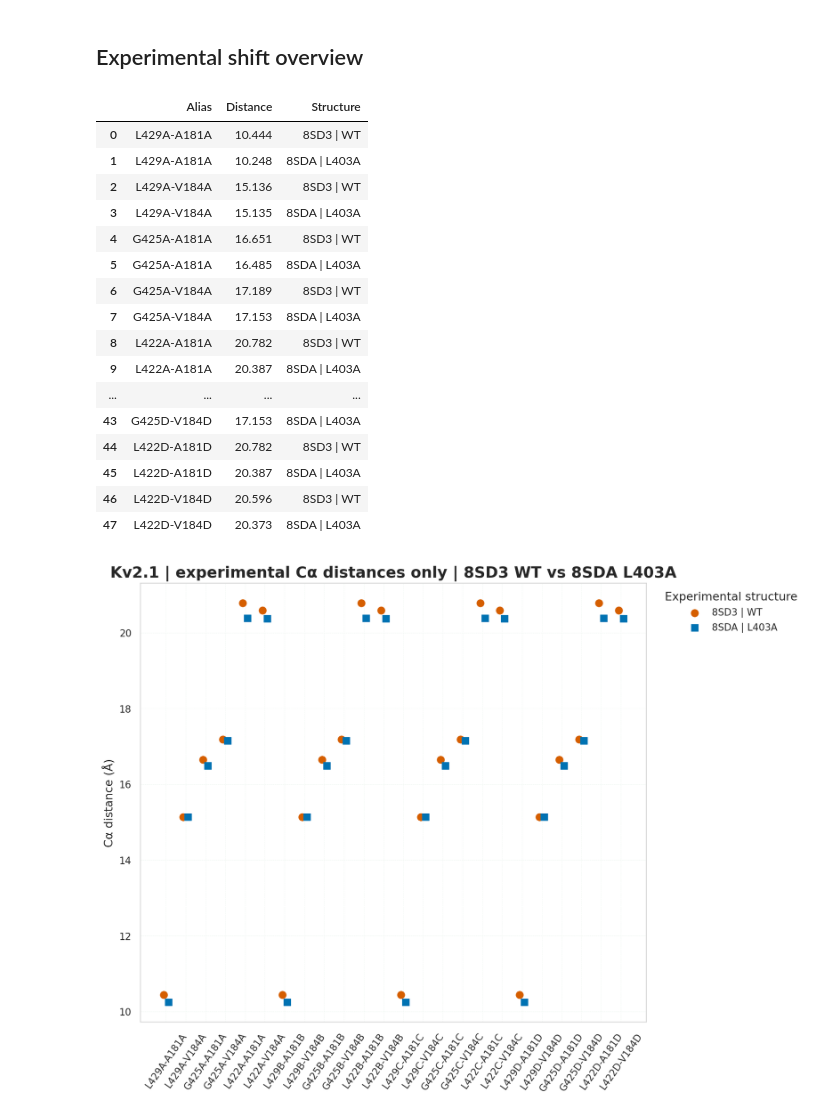
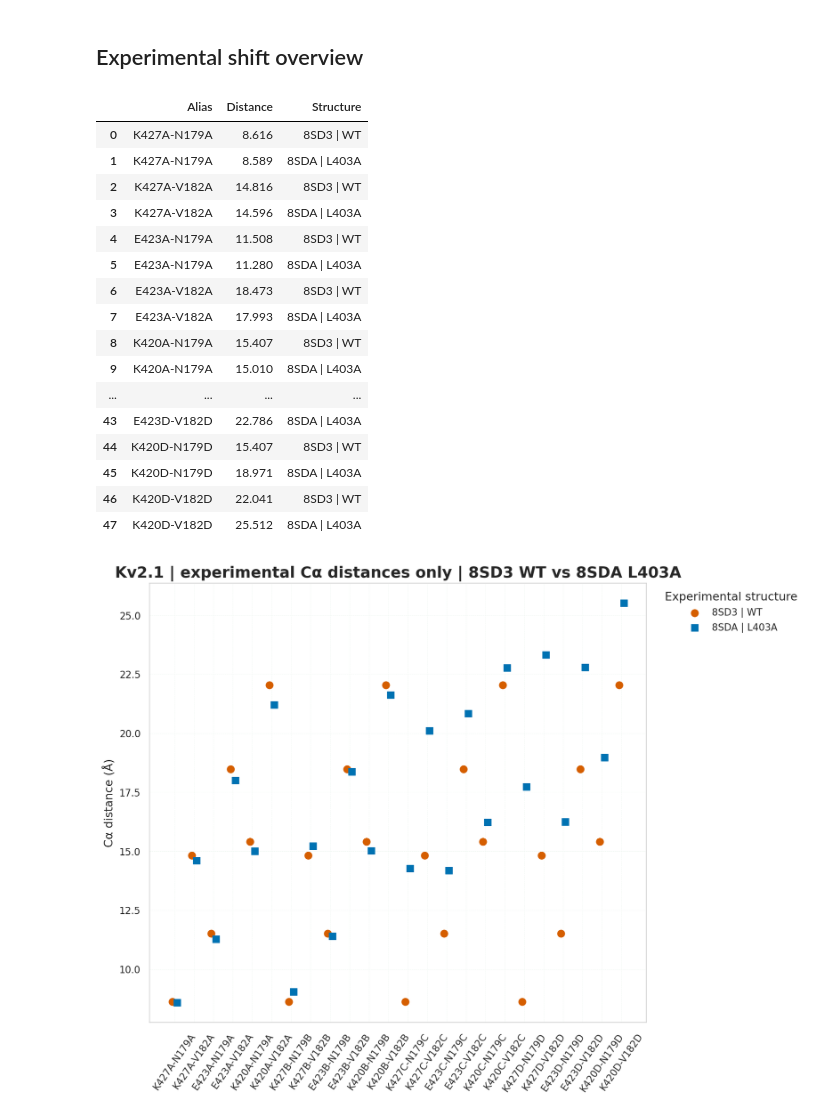
Before and after one commit to adrishg/vgci_mutants, a Jupyter notebook: kv21/Kv21_L403A_mutationSite_analysis.ipynb, the cells around one changed output. Cells and saved outputs as stored; diff of their text form; code cells hidden in the pictures.

```diff
--- a/kv21/Kv21_L403A_mutationSite_analysis.ipynb
+++ b/kv21/Kv21_L403A_mutationSite_analysis.ipynb
@@ -80,19 +81,20 @@ Text(0.5, 1.0, 'Kv2.1 | 8SD3 WT vs 8SDA L403A | experimental shifts')
 # %% [markdown]
 ## Four-chain neighborhood shift analysis
 # %%
-## Four-chain helix/interdomain distances
-# Explicitly include the available 422/425/429–181/184 and 411/414 neighborhood pairs.
+## Four-subunit pore–voltage-sensor interface distances
+# These are same-subunit contacts from the intracellular pore/S6-side K427, E423, and K420
+# to voltage-sensor-side N179 and V182, repeated across chains A–D.
 residue_pairs = [("LYS429","ASN181"),("LYS429","VAL184"),("GLU425","ASN181"),("GLU425","VAL184"),("LYS422","ASN181"),("LYS422","VAL184"),("VAL411","VAL400"),("VAL411","ILE403"),("VAL411","ALA404"),("VAL411","LEU405"),("VAL411","PRO408"),("VAL411","ILE409"),("PHE414","LEU401"),("PHE414","ILE409"),("PHE414","TYR418")]
+one_letter = {'LYS':'K', 'ASN':'N', 'VAL':'V', 'GLU':'E', 'ILE':'I', 'ALA':'A', 'LEU':'L', 'PRO':'P', 'PHE':'F', 'TYR':'Y'}
 chain_aliases={}
 for chain in "ABCD":
     for r1,r2 in residue_pairs:
         n1=int(''.join(x for x in r1[1:] if x.isdigit()))-2; n2=int(''.join(x for x in r2[1:] if x.isdigit()))-2
-        label=f"{r1[0]}{n1}{chain}-{r2[0]}{n2}{chain}"
+        label=f"{one_letter[r1[:3]]}{n1}{chain}-{one_letter[r2[:3]]}{n2}{chain}"
         col=f"CA_CA_{chain}_{r1}_CA-{chain}_{r2}_CA"
         chain_aliases[label]=col
 chain_aliases={a:c for a,c in chain_aliases.items() if all(c in df.columns for df in (df_wt_masked,df_l403a_masked,df_wt_vanilla,df_l403a_vanilla))}
-print(f"Four-chain neighborhood distances available: {len(chain_aliases)}")
+print(f"Four-subunit pore–VSD interface distances available: {len(chain_aliases)}")
 print(list(chain_aliases))
-plot_transparent_overlay(df_wt_masked, df_l403a_masked, chain_aliases, "L403A", "masked", "four-chain helix/interdomain neighborhood", alpha=.38)
-plot_transparent_overlay(df_wt_vanilla, df_l403a_vanilla, chain_aliases, "L403A", "vanilla", "four-chain helix/interdomain neighborhood", alpha=.38)
+print('Pore–VSD distributions are plotted below only after the experimental overlays are available.')
 # %% [output]
@@ -227,6 +205,12 @@ EXPERIMENTAL_NEIGHBORHOOD_CORRECTED = {
     'V411D-P408D': {"8SD3_WT": [4.918], "8SDA_L403A": [4.905]},
     'V411D-V400D': {"8SD3_WT": [16.502], "8SDA_L403A": [17.528]},
 }
-print("Corrected experimental aliases retained:", len(EXPERIMENTAL_NEIGHBORHOOD_CORRECTED))
-print("Omitted aliases are those lacking both confirmed residue mapping and both PDB Cα atoms.")
+# Rebuild the plotting dictionary from coordinates using the current experimental-numbered aliases.
+# This prevents stale model-numbered labels from silently dropping every experimental marker.
+EXPERIMENTAL_NEIGHBORHOOD_CORRECTED = {
+    alias: {'8SD3_WT': exp_all_wt[alias], '8SDA_L403A': exp_all_l403a[alias]}
+    for alias in chain_aliases if alias in exp_all_wt and alias in exp_all_l403a
+}
+print("Coordinate-matched experimental aliases retained:", len(EXPERIMENTAL_NEIGHBORHOOD_CORRECTED))
+print("Omitted aliases lack a resolved Cα atom in at least one experimental structure.")
 # %% [output]
@@ -299,33 +306,50 @@ ax.axvline(0,color="#444444",linewidth=.8); ax.set_xlabel("Masked ensemble shift
 # %%
 ## Experimental-only audit panel
 _exp_rows=[]
 for alias in chain_aliases:
-    key=next((k for k in EXPERIMENTAL_NEIGHBORHOOD_CORRECTED if __import__("re").findall(r"\d+",k)==__import__("re").findall(r"\d+",alias)),None)
+    key=alias if alias in EXPERIMENTAL_NEIGHBORHOOD_CORRECTED else None
     if key: _exp_rows += [{"Alias":alias,"Distance":EXPERIMENTAL_NEIGHBORHOOD_CORRECTED[key]["8SD3_WT"][0],"Structure":"8SD3 | WT"},{"Alias":alias,"Distance":EXPERIMENTAL_NEIGHBORHOOD_CORRECTED[key]["8SDA_L403A"][0],"Structure":"8SDA | L403A"}]
-_exp_df=pd.DataFrame(_exp_rows); display(_exp_df)
+_exp_df=pd.DataFrame(_exp_rows, columns=['Alias','Distance','Structure']); display(_exp_df)
+if _exp_df.empty:
+    raise ValueError('No experimental aliases matched. Rerun the coordinate-calculation and experimental-dictionary cells above.')
 fig,ax=plt.subplots(figsize=(10.5,8))
 for i, alias in enumerate(chain_aliases):
     part=_exp_df[_exp_df['Alias'].eq(alias)]
     for offset,structure,color,marker in [(-.12,'8SD3 | WT','#D55E00','o'),(.12,'8SDA | L403A','#0072B2','s')]:
         values=part.loc[part['Structure'].eq(structure),'Distance']
         ax.scatter([i+offset]*len(values),values,color=color,marker=marker,s=58,label=structure if i==0 else None)
 ax.set_xticks(range(len(chain_aliases)),list(chain_aliases),rotation=55); ax.set_title("Kv2.1 | experimental Cα distances only | 8SD3 WT vs 8SDA L403A"); ax.set_ylabel('Cα distance (Å)'); ax.legend(title="Experimental structure",bbox_to_anchor=(1.02,1),loc="upper left"); fig.tight_layout(); plt.show()
+
+## Contacts altered by L403A (model/CSV L405A)
+from shared.mutation_contact_analysis import plot_mutation_contacts, plot_selected_contact_distributions
+l403a_contact_table, _ = plot_mutation_contacts(
+    {'vanilla': (df_wt_vanilla, df_l403a_vanilla), 'masked': (df_wt_masked, df_l403a_masked)},
+    'LEU405A', 'ALA405A', 'L403A',
+    {'vanilla': KV21_PALETTE['L403A_VAN'], 'masked': KV21_PALETTE['L403A_HM']}, channel='Kv2.1',
+)
+display(l403a_contact_table.head(15).round(3))
+l403a_top_partners = list(dict.fromkeys(l403a_contact_table['Partner']))[:3]
+plot_selected_contact_distributions(
+    {'vanilla': (df_wt_vanilla, df_l403a_vanilla), 'masked': (df_wt_masked, df_l403a_masked)},
+    'LEU405A', 'ALA405A', 'L403A', l403a_top_partners,
+    {'vanilla': (KV21_PALETTE['WT_VAN'], KV21_PALETTE['L403A_VAN']), 'masked': (KV21_PALETTE['WT_HM'], KV21_PALETTE['L403A_HM'])}, channel='Kv2.1',
+)
 # %% [output]
 |  | Alias | Distance | Structure |
-| 0 | L429A-A181A | 10.444 | 8SD3 | WT |
-| 1 | L429A-A181A | 10.248 | 8SDA | L403A |
-| 2 | L429A-V184A | 15.136 | 8SD3 | WT |
-| 3 | L429A-V184A | 15.135 | 8SDA | L403A |
-| 4 | G425A-A181A | 16.651 | 8SD3 | WT |
-| 5 | G425A-A181A | 16.485 | 8SDA | L403A |
-| 6 | G425A-V184A | 17.189 | 8SD3 | WT |
-| 7 | G425A-V184A | 17.153 | 8SDA | L403A |
-| 8 | L422A-A181A | 20.782 | 8SD3 | WT |
-| 9 | L422A-A181A | 20.387 | 8SDA | L403A |
+| 0 | K427A-N179A | 8.616 | 8SD3 | WT |
+| 1 | K427A-N179A | 8.589 | 8SDA | L403A |
+| 2 | K427A-V182A | 14.816 | 8SD3 | WT |
+| 3 | K427A-V182A | 14.596 | 8SDA | L403A |
+| 4 | E423A-N179A | 11.508 | 8SD3 | WT |
+| 5 | E423A-N179A | 11.280 | 8SDA | L403A |
+| 6 | E423A-V182A | 18.473 | 8SD3 | WT |
+| 7 | E423A-V182A | 17.993 | 8SDA | L403A |
+| 8 | K420A-N179A | 15.407 | 8SD3 | WT |
+| 9 | K420A-N179A | 15.010 | 8SDA | L403A |
 | ... | ... | ... | ... |
-| 43 | G425D-V184D | 17.153 | 8SDA | L403A |
-| 44 | L422D-A181D | 20.782 | 8SD3 | WT |
-| 45 | L422D-A181D | 20.387 | 8SDA | L403A |
-| 46 | L422D-V184D | 20.596 | 8SD3 | WT |
-| 47 | L422D-V184D | 20.373 | 8SDA | L403A |
+| 43 | E423D-V182D | 22.786 | 8SDA | L403A |
+| 44 | K420D-N179D | 15.407 | 8SD3 | WT |
+| 45 | K420D-N179D | 18.971 | 8SDA | L403A |
+| 46 | K420D-V182D | 22.041 | 8SD3 | WT |
+| 47 | K420D-V182D | 25.512 | 8SDA | L403A |
-[figure, old version]
+[figure, new version]
```
Also changed, not shown: parts of 10 cells of this notebook, 37 other files.
